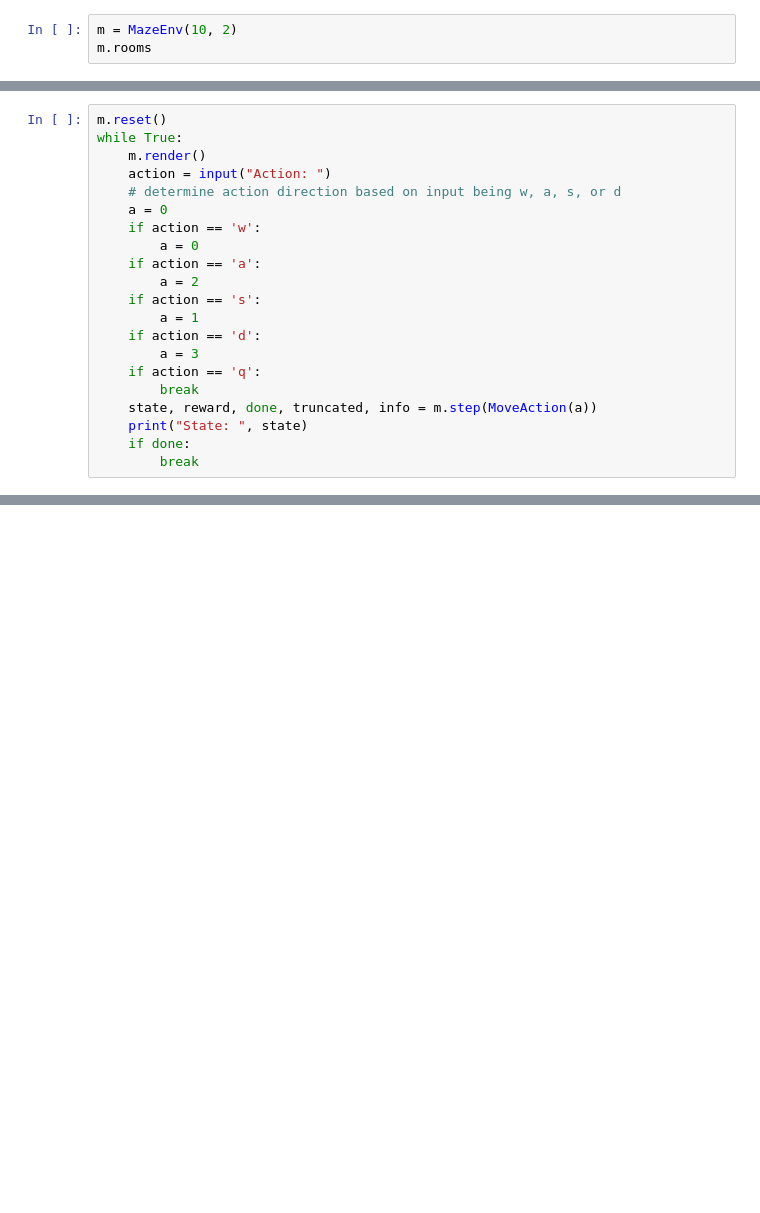
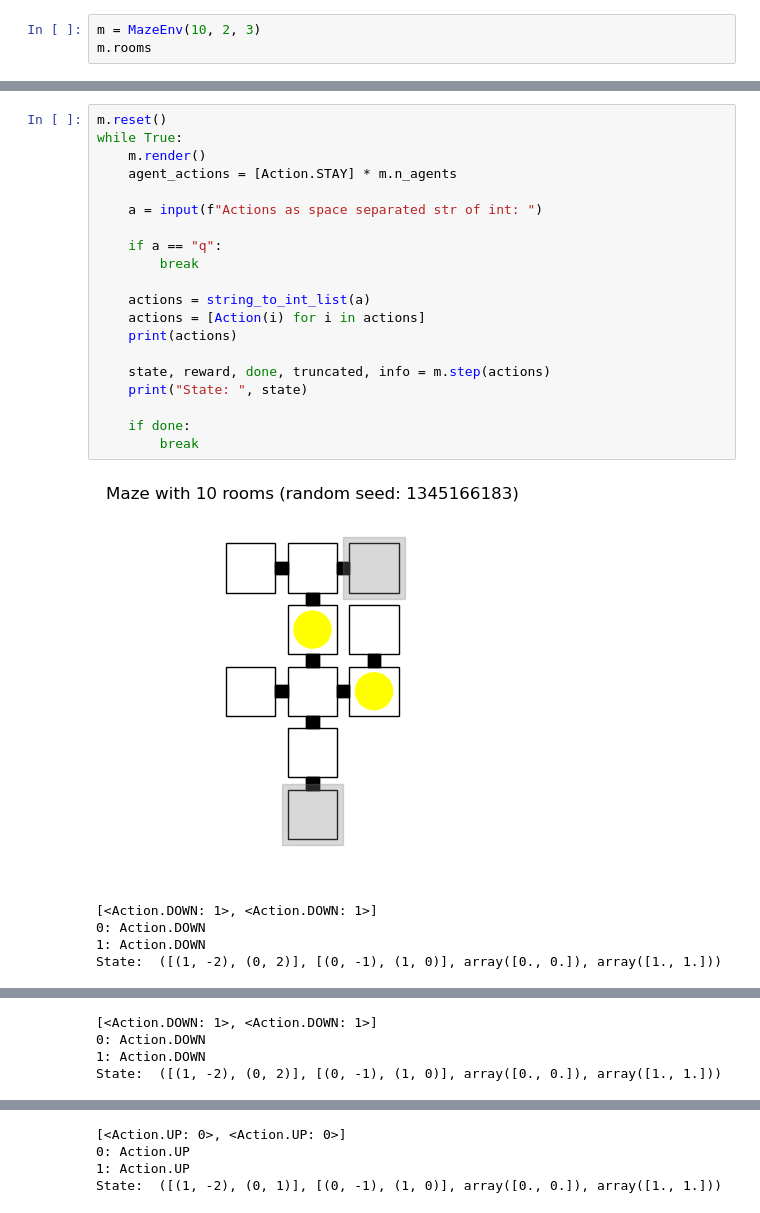
Before and after one commit to jhrudden/Sus-Net, a Jupyter notebook: experiment.ipynb, the cells around one changed output, grey strips where cells are left out. Drawn from its saved outputs; the diff is of its cells as text; blank space fills up the shorter version.

Commit message:
multi-action-steps + job + kill logic

```diff
--- a/experiment.ipynb
+++ b/experiment.ipynb
@@ -3,4 +11,4 @@ from env import MazeEnv, MoveAction
 # %%
-m = MazeEnv(10, 2)
+m = MazeEnv(10, 2, 3)
 m.rooms
 # %% [output]
@@ -37,21 +25,0 @@ m.__dict__
-# %%
-m.reset()
-while True:
-    m.render()
-    action = input("Action: ")
-    # determine action direction based on input being w, a, s, or d
-    a = 0
-    if action == 'w':
-        a = 0
-    if action == 'a':
-        a = 2
-    if action == 's':
-        a = 1
-    if action == 'd':
-        a = 3
-    if action == 'q':
-        break
-    state, reward, done, truncated, info = m.step(MoveAction(a))
-    print("State: ", state)
-    if done:
-        break
@@ -71,0 +26,26 @@ State:  ([(2, 0), (0, 0)], [(3, 0), (0, 0)], array([0., 0.]), array([1., 1.]))
+# %%
+m.reset()
+while True:
+    m.render()
+    agent_actions = [Action.STAY] * m.n_agents
+
+    a = input(f"Actions as space separated str of int: ")
+
+    if a == "q":
+        break
+
+    actions = string_to_int_list(a)
+    actions = [Action(i) for i in actions]
+    print(actions)
+
+    state, reward, done, truncated, info = m.step(actions)
+    print("State: ", state)
+
+    if done:
+        break
+# %% [output]
+[figure, added]
+[<Action.DOWN: 1>, <Action.DOWN: 1>]
+0: Action.DOWN
+1: Action.DOWN
+State:  ([(1, -2), (0, 2)], [(0, -1), (1, 0)], array([0., 0.]), array([1., 1.]))
@@ -71,0 +53,4 @@ State:  ([(2, 0), (0, 0)], [(3, 0), (0, 0)], array([0., 0.]), array([1., 1.]))
+[<Action.DOWN: 1>, <Action.DOWN: 1>]
+0: Action.DOWN
+1: Action.DOWN
+State:  ([(1, -2), (0, 2)], [(0, -1), (1, 0)], array([0., 0.]), array([1., 1.]))
@@ -71,0 +58,4 @@ State:  ([(2, 0), (0, 0)], [(3, 0), (0, 0)], array([0., 0.]), array([1., 1.]))
+[<Action.UP: 0>, <Action.UP: 0>]
+0: Action.UP
+1: Action.UP
+State:  ([(1, -2), (0, 1)], [(0, -1), (1, 0)], array([0., 0.]), array([1., 1.]))
```
Also changed, not shown: parts of 6 cells of this notebook, 2 other files.
